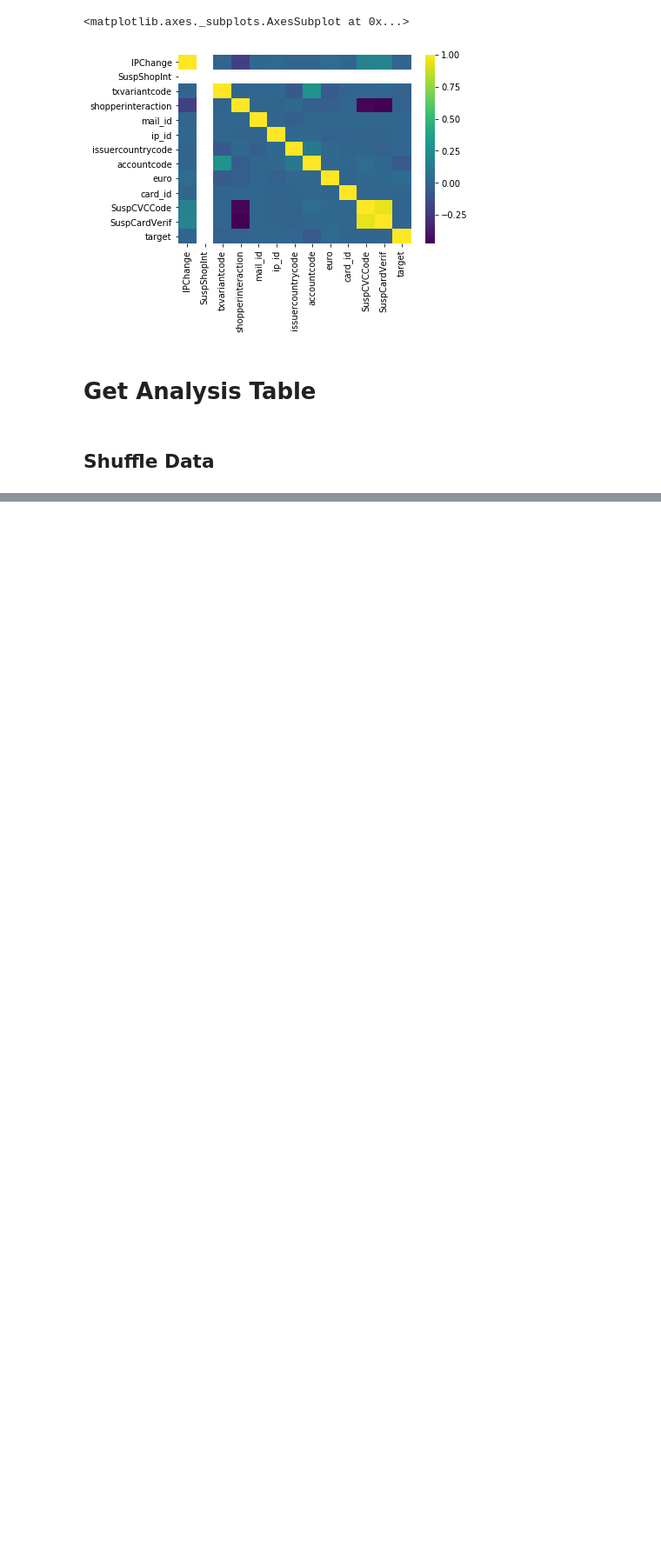
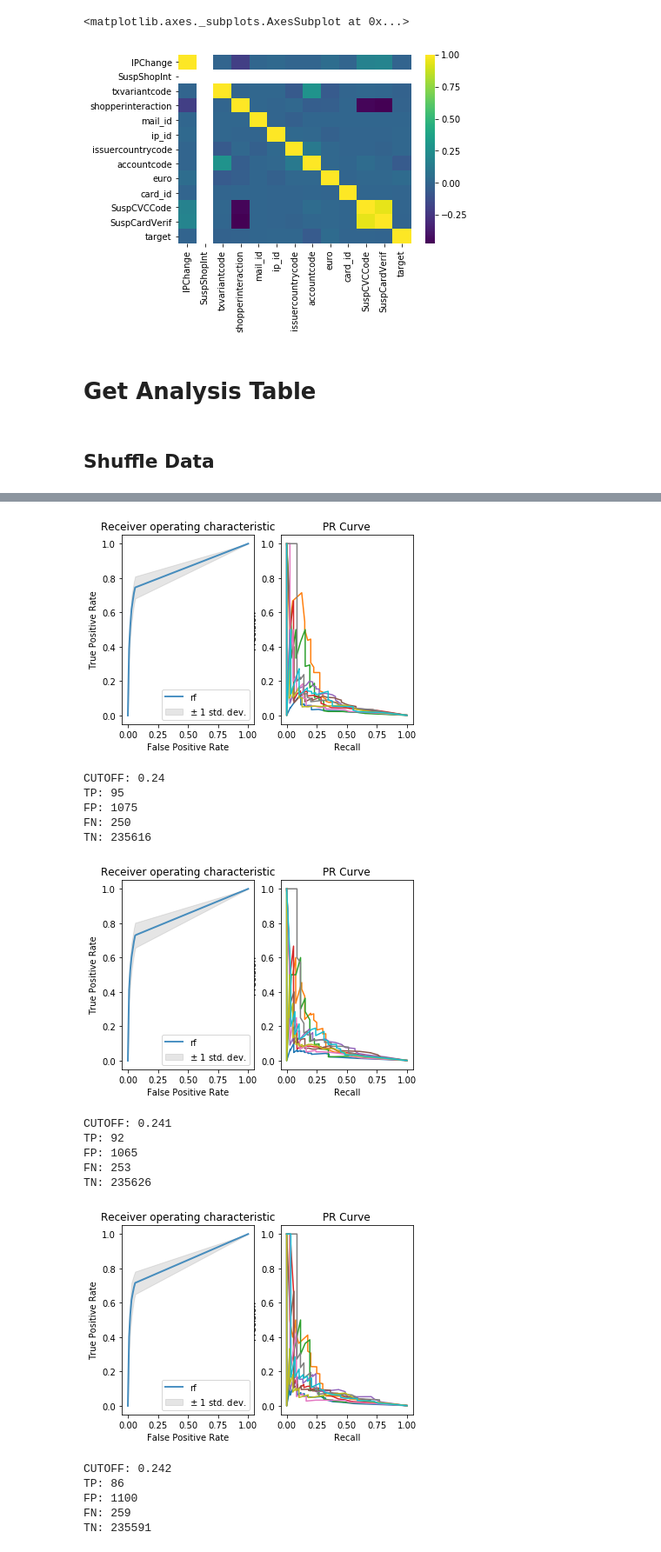
Before and after one commit to PedroCaldeira/CDA2018_G35, a Jupyter notebook: 1st Assignment/Lab1-CreditCardFraud.ipynb, the cells around one changed output, grey strips where cells are left out. Shown at 87% size. Drawn from its saved outputs; the diff is of its cells as text; code cells hidden in the pictures; blank space fills up the shorter version.

```diff
--- a/1st Assignment/Lab1-CreditCardFraud.ipynb
+++ b/1st Assignment/Lab1-CreditCardFraud.ipynb
@@ -626,3 +661,26 @@ test_Folds(10,'rf',0,0.98)
 test_Folds(10,'rf',1,0.25)
 # %%
 test_Folds(10,'rf',1,0.249)
+# %%
+# best performance
+for cutoff in [0.24,0.241,0.242,0.243,0.244,0.245,0.246,0.247]:
+    test_Folds(10,'rf',1,cutoff)
+# %% [output]
+[figure, added]
+CUTOFF: 0.24
+TP: 95
+FP: 1075
+FN: 250
+TN: 235616
+[figure, added]
+CUTOFF: 0.241
+TP: 92
+FP: 1065
+FN: 253
+TN: 235626
+[figure, added]
+CUTOFF: 0.242
+TP: 86
+FP: 1100
+FN: 259
+TN: 235591
```
Also changed, not shown: parts of 8 cells of this notebook.
